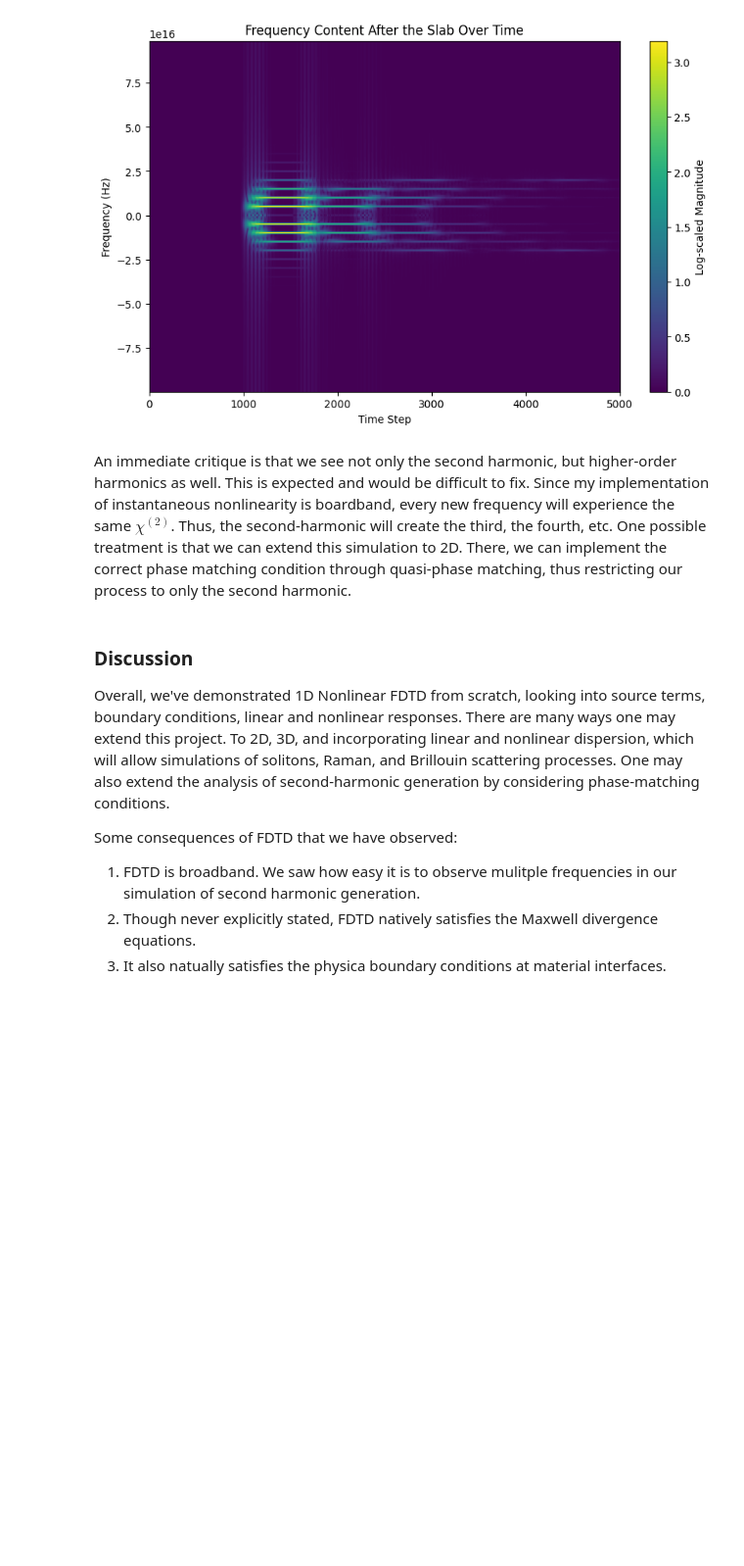
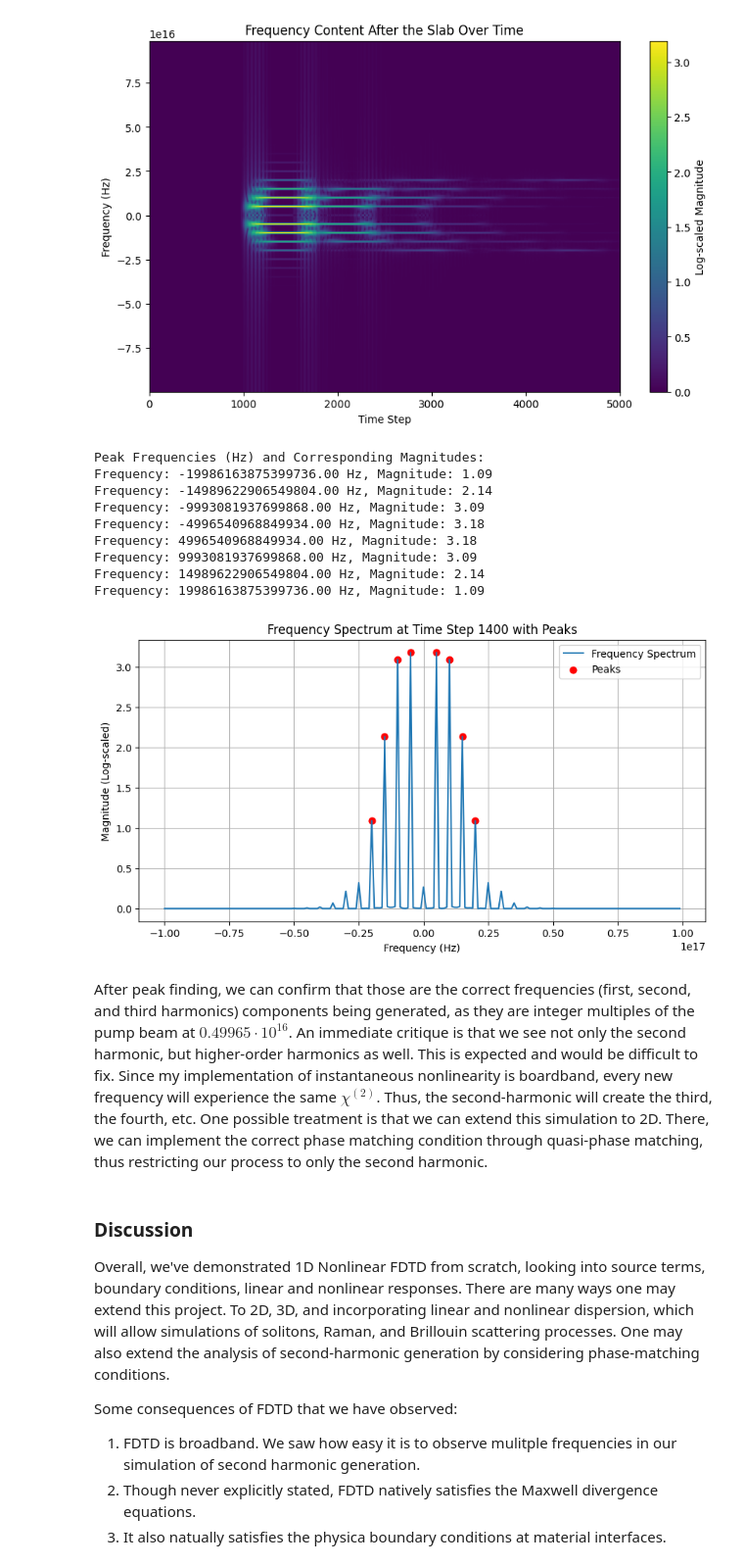
Before and after one commit to jayy-zou/FDTD, a Jupyter notebook: fdtd.ipynb, the cells around one changed output. Shown: that part at 98% size. Drawn from its saved outputs; the diff is of its cells as text; code cells hidden in the pictures; blank space fills up the shorter version.

Commit message:
Final push including peak finding.

```diff
--- a/fdtd.ipynb
+++ b/fdtd.ipynb
@@ -591,8 +591,50 @@ plt.title('Frequency Content After the Slab Over Time')
 plt.show()
 # %% [output]
 [figure]
+# %%
+from scipy.signal import find_peaks
+
+# Specify the time step for which you want to extract the peaks
+selected_time_step = 1400
+
+# Extract the frequency spectrum at the selected time step
+selected_spectrum = frequency_content[selected_time_step, :]
+
+# Identify peaks in the selected frequency spectrum
+peaks, properties = find_peaks(selected_spectrum, height=1)  # height=0 to include all peaks above zero
+
+# Extract the peak frequencies and their corresponding magnitudes
+peak_frequencies = frequency_bins[peaks]
+peak_magnitudes = selected_spectrum[peaks]
+
+# Display the peak frequency values and their magnitudes
+print("Peak Frequencies (Hz) and Corresponding Magnitudes:")
+for freq, mag in zip(peak_frequencies, peak_magnitudes):
+    print(f"Frequency: {freq:.2f} Hz, Magnitude: {mag:.2f}")
+
+# Plot the frequency spectrum and highlight the peaks
+plt.figure(figsize=(10, 5))
+plt.plot(frequency_bins, selected_spectrum, label='Frequency Spectrum')
+plt.scatter(peak_frequencies, peak_magnitudes, color='red', s=40, label='Peaks')
+plt.title(f'Frequency Spectrum at Time Step {selected_time_step} with Peaks')
+plt.xlabel('Frequency (Hz)')
+plt.ylabel('Magnitude (Log-scaled)')
+plt.legend()
+plt.grid(True)
+plt.show()
+# %% [output]
+Peak Frequencies (Hz) and Corresponding Magnitudes:
+Frequency: -19986163875399736.00 Hz, Magnitude: 1.09
+Frequency: -14989622906549804.00 Hz, Magnitude: 2.14
+Frequency: -9993081937699868.00 Hz, Magnitude: 3.09
+Frequency: -4996540968849934.00 Hz, Magnitude: 3.18
+Frequency: 4996540968849934.00 Hz, Magnitude: 3.18
+Frequency: 9993081937699868.00 Hz, Magnitude: 3.09
+Frequency: 14989622906549804.00 Hz, Magnitude: 2.14
+Frequency: 19986163875399736.00 Hz, Magnitude: 1.09
+[figure, added]
 # %% [markdown]
-An immediate critique is that we see not only the second harmonic, but higher-order harmonics as well. This is expected and would be difficult to fix. Since my implementation of instantaneous nonlinearity is boardband, every new frequency will experience the same $\chi^{(2)}$. Thus, the second-harmonic will create the third, the fourth, etc. One possible treatment is that we can extend this simulation to 2D. There, we can implement the correct phase matching condition through quasi-phase matching, thus restricting our process to only the second harmonic.
+After peak finding, we can confirm that those are the correct frequencies (first, second, and third harmonics) components being generated, as they are integer multiples of the pump beam at $0.49965\cdot 10^{16}$. An immediate critique is that we see not only the second harmonic, but higher-order harmonics as well. This is expected and would be difficult to fix. Since my implementation of instantaneous nonlinearity is boardband, every new frequency will experience the same $\chi^{(2)}$. Thus, the second-harmonic will create the third, the fourth, etc. One possible treatment is that we can extend this simulation to 2D. There, we can implement the correct phase matching condition through quasi-phase matching, thus restricting our process to only the second harmonic.
 # %% [markdown]
 ### Discussion
 
```
